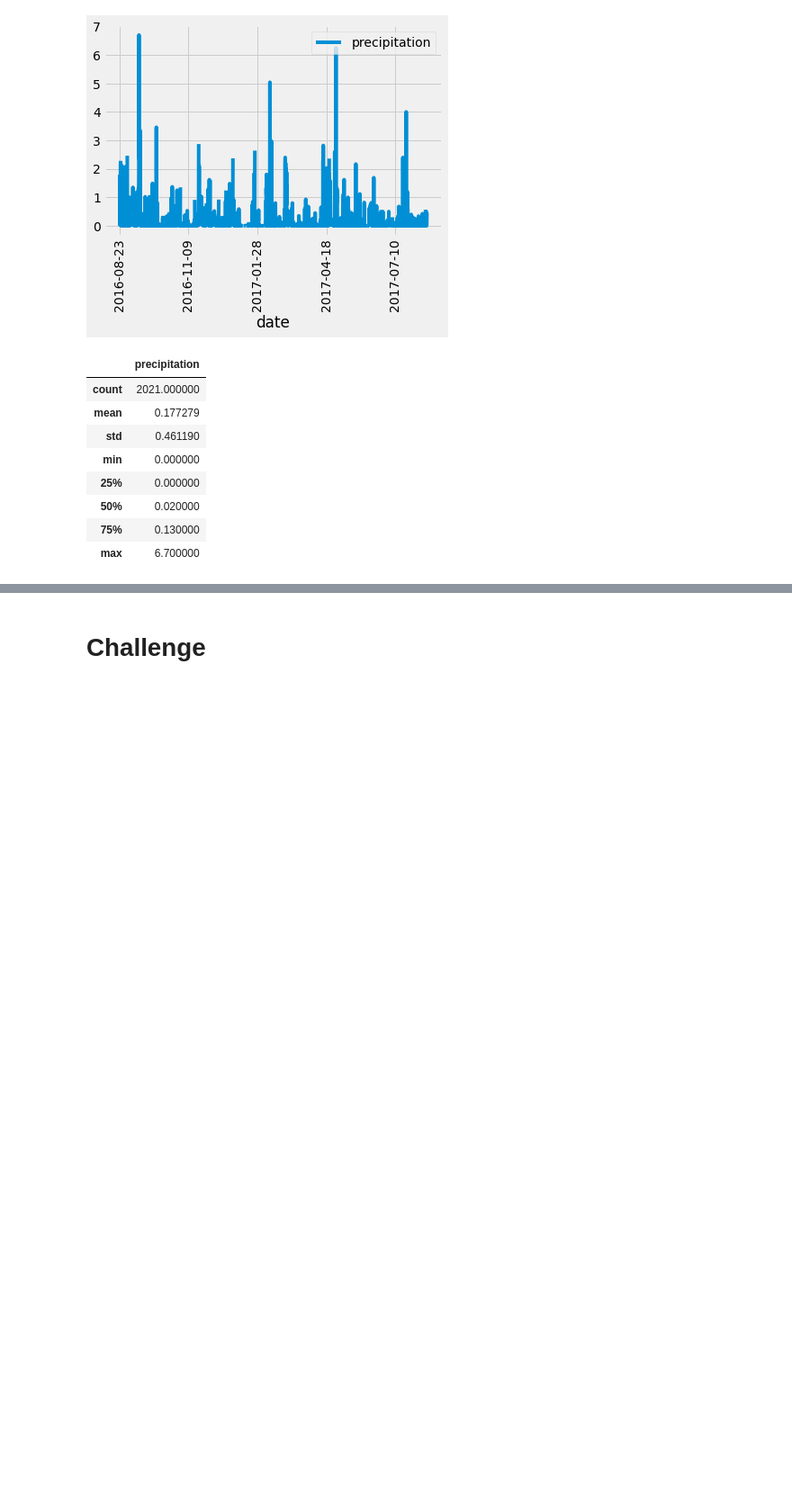
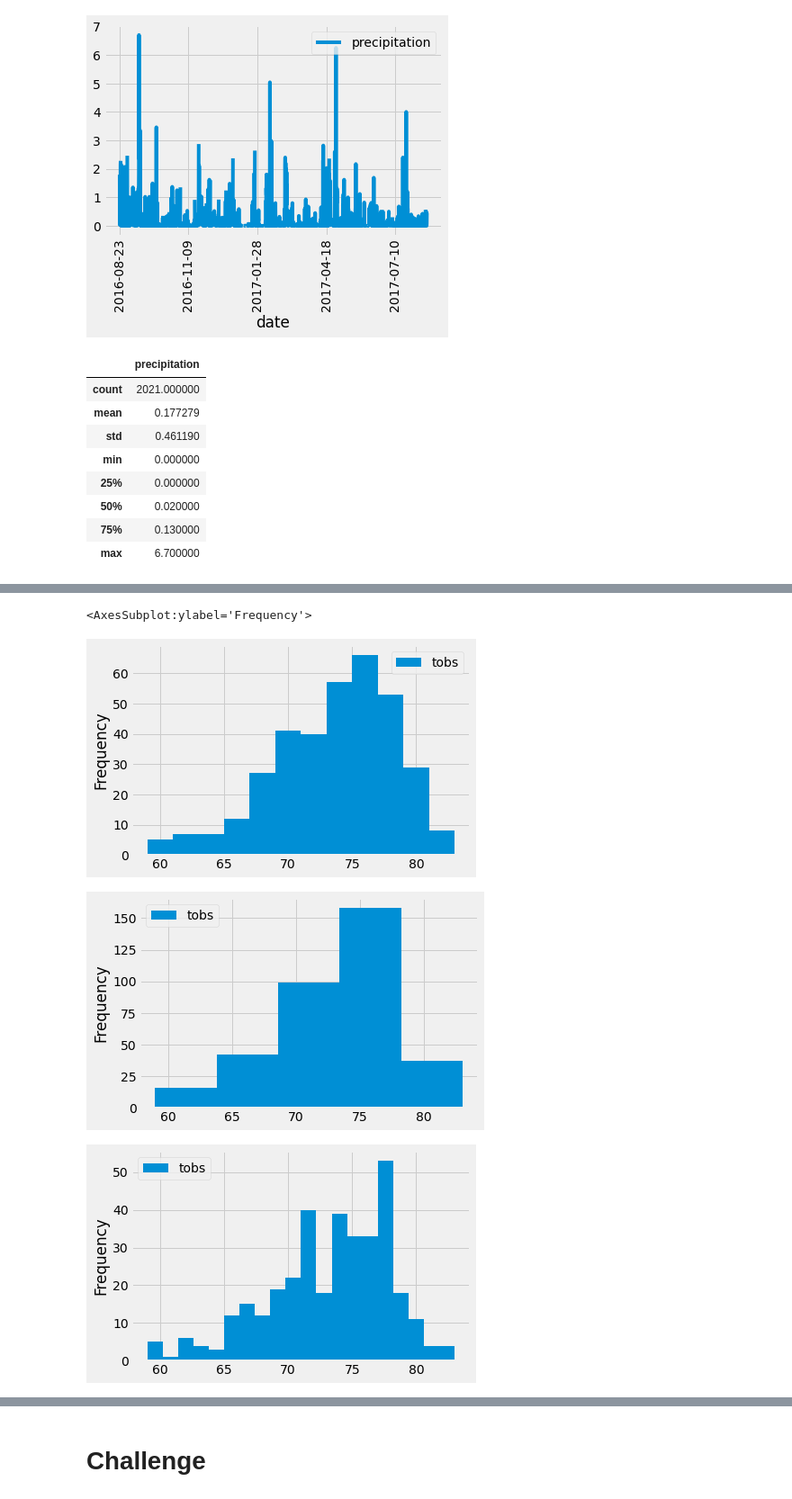
Before and after one commit to DataSolutions360/SURFS_UP, a Jupyter notebook: climate_analysis.ipynb, the cells around one changed output, grey strips where cells are left out. Shown: that part at 90% size. Cells and saved outputs as stored; diff of their text form; code cells hidden in the pictures; blank space fills up the shorter version.

```diff
--- a/climate_analysis.ipynb
+++ b/climate_analysis.ipynb
@@ -155,0 +213,6 @@ df.describe()
+# %%
+#ONLY CONSIDERING THE MOST RECENT YEAR, STATION = 'USC00519281'
+
+results = session.query(Measurement.tobs).\
+filter(Measurement.station == 'USC00519281').\
+filter(Measurement.date >= prev_year).all()
@@ -155,0 +223,3 @@ df.describe()
+# %%
+#PUT RESULTS INTO A DF
+df = pd.DataFrame(results, columns=['tobs'])
@@ -156,2 +263,12 @@ df.describe()
+# %%
+#PLOT TEMP OBSERVATIONS
+df.plot.hist(bins=12)
+df.plot.hist(bins=5)
+df.plot.hist(bins=20)
+# %% [output]
+<AxesSubplot:ylabel='Frequency'>
+[figure, added]
+[figure, added]
+[figure, added]
 # %%
 # Use Pandas to calculate the summary statistics for the precipitation data
```
Also changed, not shown: parts of 16 cells of this notebook.
